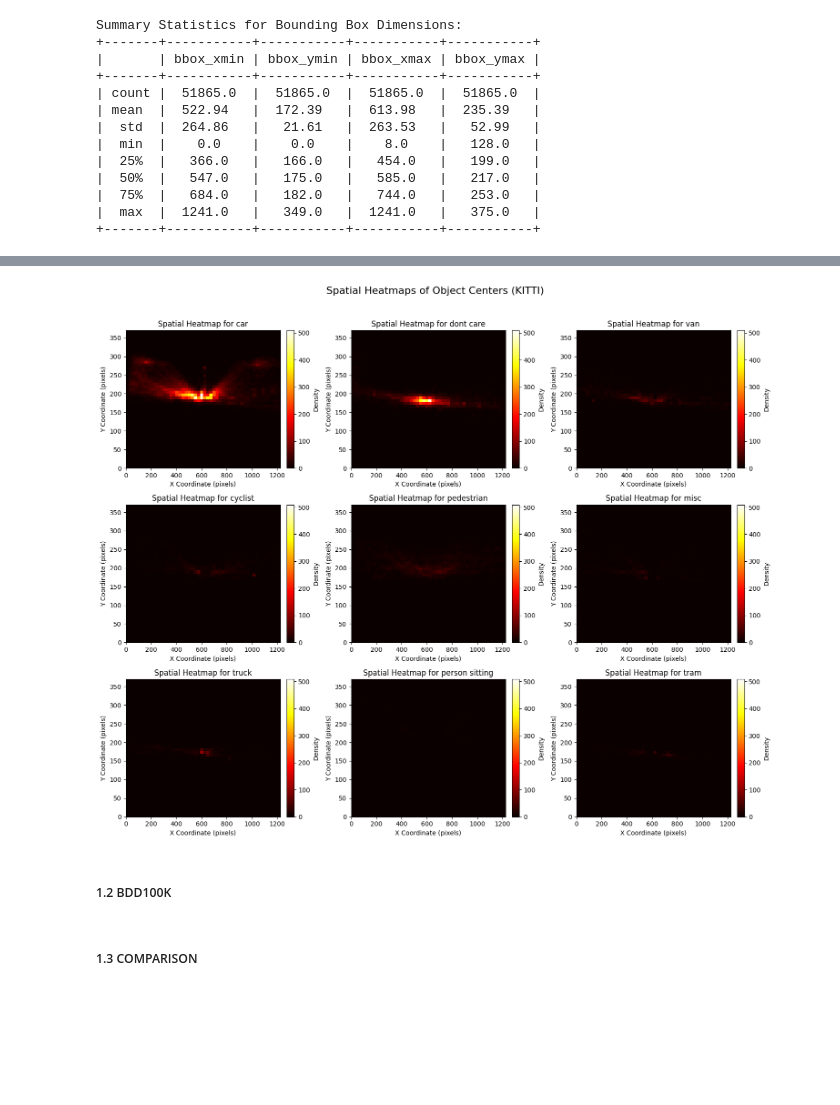
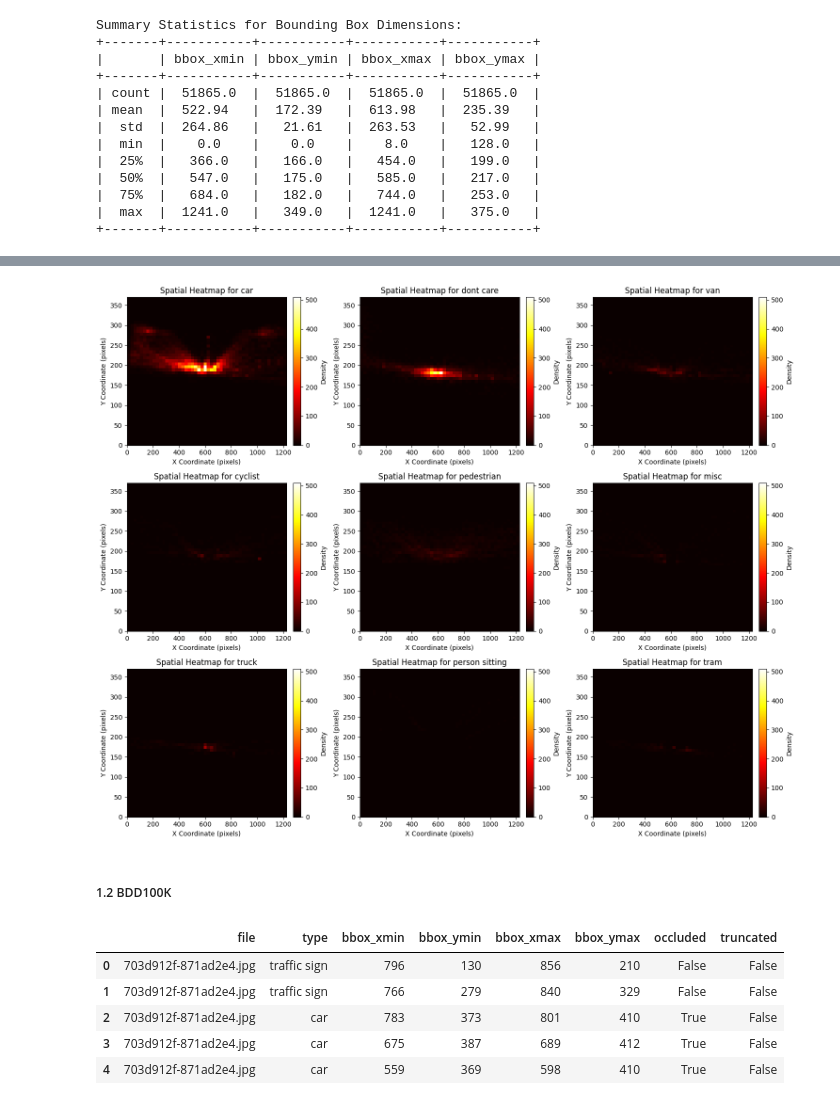
Before and after one commit to quocanhto85/Object-based-Visual-SLAM, a Jupyter notebook: SLAM.ipynb, the cells around one changed output, grey strips where cells are left out. Drawn from its saved outputs; the diff is of its cells as text; code cells hidden in the pictures; blank space fills up the shorter version.

```diff
--- a/SLAM.ipynb
+++ b/SLAM.ipynb
@@ -210,35 +338,34 @@ kitti_df
 # %%
-# 1. Co-Occurrence Matrix
-# Group by file to get all types per image
+# Co-Occurrence Matrix
+
 types_per_file = kitti_df.groupby('file')['type'].apply(list).to_dict()
 
-# Create a dictionary to count co-occurrences per image
 co_occurrence = defaultdict(set)
 for file, types in types_per_file.items():
     for obj_type in types:
         co_occurrence[obj_type].add(file)
 
-# Build co-occurrence matrix
 object_types = kitti_df['type'].unique()
 co_matrix = pd.DataFrame(0, index=object_types, columns=object_types, dtype=int)
 
 for i, type1 in enumerate(object_types):
     for j, type2 in enumerate(object_types):
-        if i <= j:  # Avoid double-counting and fill only upper triangle
+        if i <= j:
             common_files = co_occurrence[type1] & co_occurrence[type2]
             co_matrix.iloc[i, j] = len(common_files)
-            if i != j:  # Mirror the upper triangle to lower triangle
+            if i != j:
                 co_matrix.iloc[j, i] = len(common_files)
 
 plt.figure(figsize=(10, 8))
-plt.imshow(co_matrix, cmap='Blues', interpolation='nearest')
-plt.title('Co-Occurrence Matrix of Object Types in KITTI Train Set')
+plt.imshow(co_matrix, cmap='viridis', interpolation='nearest')
+# plt.title('Co-Occurrence Matrix of Object Types in KITTI')
 plt.xticks(ticks=range(len(object_types)), labels=object_types, rotation=45)
 plt.yticks(ticks=range(len(object_types)), labels=object_types)
 plt.colorbar(label='Number of Co-Occurrences')
 for i in range(len(object_types)):
     for j in range(len(object_types)):
-        plt.text(j, i, co_matrix.iloc[i, j], ha='center', va='center', color='black')
+        count = co_matrix.iloc[i, j]
+        plt.text(j, i, co_matrix.iloc[i, j], ha='center', va='center', color='black' if count > 5000 else 'white')
 plt.tight_layout()
 plt.show()
 # %% [output]
@@ -246,9 +373,9 @@ plt.show()
 # %%
-# 2. Spatial Heatmap for each object type
-image_width = 1224  # Typical KITTI image width (adjust if different)
-image_height = 370  # Typical KITTI image height (adjust if different)
+# Spatial Heatmap for each object type
 
-# Re-extract data for spatial heatmaps with individual object details
+image_width = 1224
+image_height = 370
+
 kitti_data_individual = []
 for json_file in os.listdir(KITTI_ANNOT_PATH):
     if json_file.endswith('.json'):
@@ -256,7 +383,7 @@ for json_file in os.listdir(KITTI_ANNOT_PATH):
         with open(json_file_path, 'r') as f:
             data = json.load(f)
             base_name = os.path.splitext(json_file)[0]
-            file_name = f"{base_name}.png"
+            file_name = f'{base_name}.png'
             objects = data.get('objects', [])
             for obj in objects:
                 record = {
@@ -271,24 +398,6 @@ for json_file in os.listdir(KITTI_ANNOT_PATH):
 
 kitti_df_individual = pd.DataFrame(kitti_data_individual)
 
-# for obj_type in object_types:
-#     df_type = kitti_df_individual[kitti_df_individual['type'] == obj_type]
-#     if not df_type.empty:
-#         x_centers = [(row['bbox_xmin'] + row['bbox_xmax']) / 2 for _, row in df_type.iterrows()]
-#         y_centers = [(row['bbox_ymin'] + row['bbox_ymax']) / 2 for _, row in df_type.iterrows()]
-
-#         heatmap, xedges, yedges = np.histogram2d(x_centers, y_centers, bins=[50, 50], range=[[0, image_width], [0, image_height]])
-
-#         plt.figure(figsize=(6, 4))
-#         plt.imshow(heatmap.T, cmap='hot', origin='lower', extent=[0, image_width, 0, image_height], aspect='auto')
-#         plt.title(f'Spatial Heatmap for {obj_type}')
-#         plt.xlabel('X Coordinate (pixels)')
-#         plt.ylabel('Y Coordinate (pixels)')
-#         plt.colorbar(label='Density')
-#         plt.tight_layout()
-#         plt.show()
-
-# 1. Prepare parameters
 image_width   = 1224
 image_height  = 370
 object_types  = kitti_df_individual['type'].unique().tolist()
@@ -296,7 +405,6 @@ n_types       = len(object_types)
 n_cols        = 3
 n_rows        = ceil(n_types / n_cols)
 
-# 2. Precompute all heatmaps (so we can share vmin/vmax)
 all_heatmaps = []
 for t in object_types:
     df_t = kitti_df_individual[kitti_df_individual['type'] == t]
@@ -307,52 +415,46 @@ for t in object_types:
         bins=[50, 50],
         range=[[0, image_width], [0, image_height]]
     )
-    all_heatmaps.append(heatmap.T)  # transpose now for origin='lower'
+    all_heatmaps.append(heatmap.T)
 
 vmin = min(h.min() for h in all_heatmaps)
 vmax = max(h.max() for h in all_heatmaps)
 
-# 3. Create grid of subplots
 fig, axes = plt.subplots(
     n_rows, n_cols,
     figsize=(n_cols * 5, n_rows * 4),
     sharex=False, sharey=False
 )
 axes = axes.flatten()
 
-# 4. Plot each heatmap with its own colourbar
 for idx, (ax, obj_type) in enumerate(zip(axes, object_types)):
     hm = all_heatmaps[idx]
     im = ax.imshow(
         hm,
         cmap='hot',
         origin='lower',
         extent=[0, image_width, 0, image_height],
         aspect='auto',
         vmin=vmin, vmax=vmax
     )
     ax.set_title(f'Spatial Heatmap for {obj_type}')
     ax.set_xlabel('X Coordinate (pixels)')
     ax.set_ylabel('Y Coordinate (pixels)')
 
-    # 4a. Add a colourbar pinned to this subplot
     cbar = fig.colorbar(
         im, ax=ax,
-        fraction=0.046,  # width of colorbar as fraction of subplot
-        pad=0.04         # space between plot and bar
+        fraction=0.046,
+        pad=0.04
     )
     cbar.set_label('Density')
 
-# 5. Turn off any unused axes
 for j in range(n_types, len(axes)):
     axes[j].axis('off')
 
-fig.suptitle('Spatial Heatmaps of Object Centers (KITTI)', y=1.02, fontsize=16)
+# fig.suptitle('Spatial Heatmaps of Object Classes (KITTI)', y=1.02, fontsize=16)
 plt.tight_layout()
 plt.show()
 # %% [output]
-[figure, old version]
+[figure, new version]
 # %% [markdown]
 <h5>1.2 BDD100K</h5>
-# %% [markdown]
-<h5>1.3 COMPARISON</h5>
@@ -358,0 +465,9 @@ plt.show()
+# %%
+bdd100k_df.head()
+# %% [output]
+|  | file | type | bbox_xmin | bbox_ymin | bbox_xmax | bbox_ymax | occluded | truncated |
+| 0 | 703d912f-871ad2e4.jpg | traffic sign | 796 | 130 | 856 | 210 | False | False |
+| 1 | 703d912f-871ad2e4.jpg | traffic sign | 766 | 279 | 840 | 329 | False | False |
+| 2 | 703d912f-871ad2e4.jpg | car | 783 | 373 | 801 | 410 | True | False |
+| 3 | 703d912f-871ad2e4.jpg | car | 675 | 387 | 689 | 412 | True | False |
+| 4 | 703d912f-871ad2e4.jpg | car | 559 | 369 | 598 | 410 | True | False |
```
Also changed, not shown: parts of 29 cells of this notebook.
